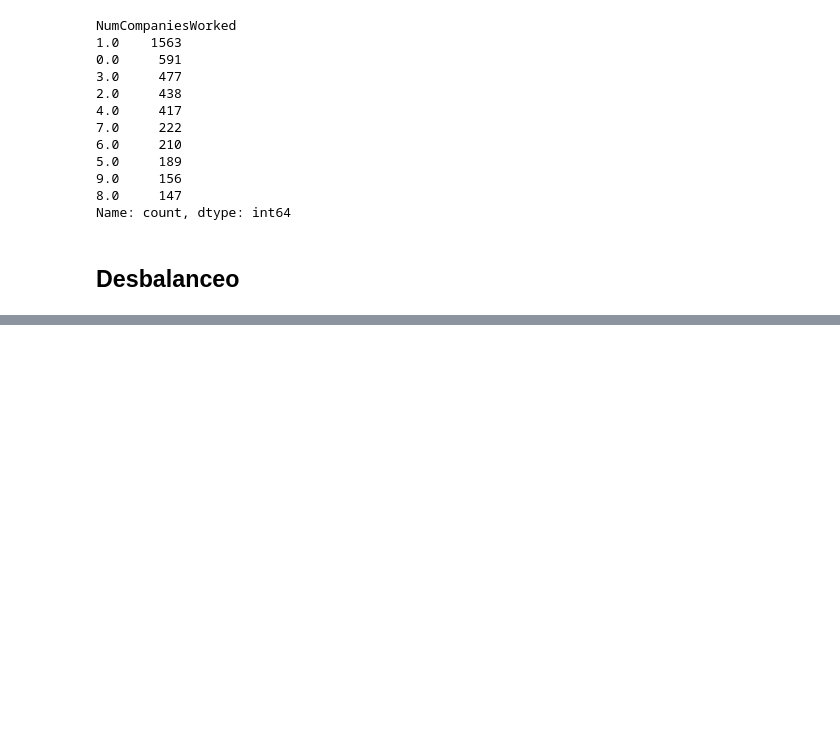
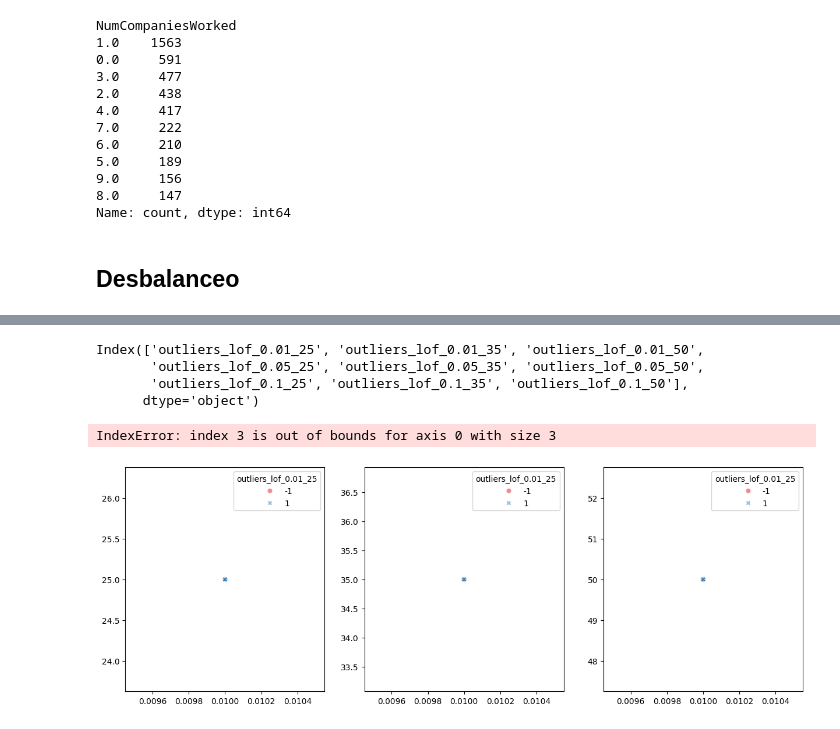
Before and after one commit to ngcarvajall/Proyecto8---Predicci-n-de-Retenci-n-de-Empleados, a Jupyter notebook: Modelos/EDA.ipynb, the cells around one changed output, grey strips where cells are left out. Drawn from its saved outputs; the diff is of its cells as text; code cells hidden in the pictures; blank space fills up the shorter version.

```diff
--- a/Modelos/EDA.ipynb
+++ b/Modelos/EDA.ipynb
@@ -567,0 +620,6 @@ Name: proportion, dtype: float64
+# %%
+contaminacion = [0.01, 0.05, 0.1]
+vecinos = [25,35,50]
+# %%
+combinaciones_lof = list(product(contaminacion, vecinos))
+combinaciones_lof
@@ -567,0 +679,32 @@ Name: proportion, dtype: float64
+# %%
+columnas_lof = df_full.filter(like='outlier').columns
+columnas_lof
+# %% [output]
+Index(['outliers_lof_0.01_25', 'outliers_lof_0.01_35', 'outliers_lof_0.01_50',
+       'outliers_lof_0.05_25', 'outliers_lof_0.05_35', 'outliers_lof_0.05_50',
+       'outliers_lof_0.1_25', 'outliers_lof_0.1_35', 'outliers_lof_0.1_50'],
+      dtype='object')
+# %%
+for outlier in columnas_lof:
+    num_graficos = len(combinaciones_lof)
+
+    fig, axes = plt.subplots(nrows=1, ncols=3, figsize = (15, 5))
+    axes = axes.flat
+
+    for indice, tupla in enumerate(combinaciones_lof):
+        sns.scatterplot(x = tupla[0],
+                        y = tupla[1],
+                        ax = axes[indice],
+                        data = df_full,
+                        hue=outlier,
+                        palette="Set1",
+                        style=outlier,
+                        alpha=0.5)
+
+    for j in range(num_graficos, len(axes)):
+        fig.delaxes(axes[j])  # Elimina subplots vacíos
+
+    plt.suptitle(outlier)
+# %% [output]
+IndexError: index 3 is out of bounds for axis 0 with size 3
+[figure, added]
```
Also changed, not shown: parts of 26 cells of this notebook, 1 other file.
